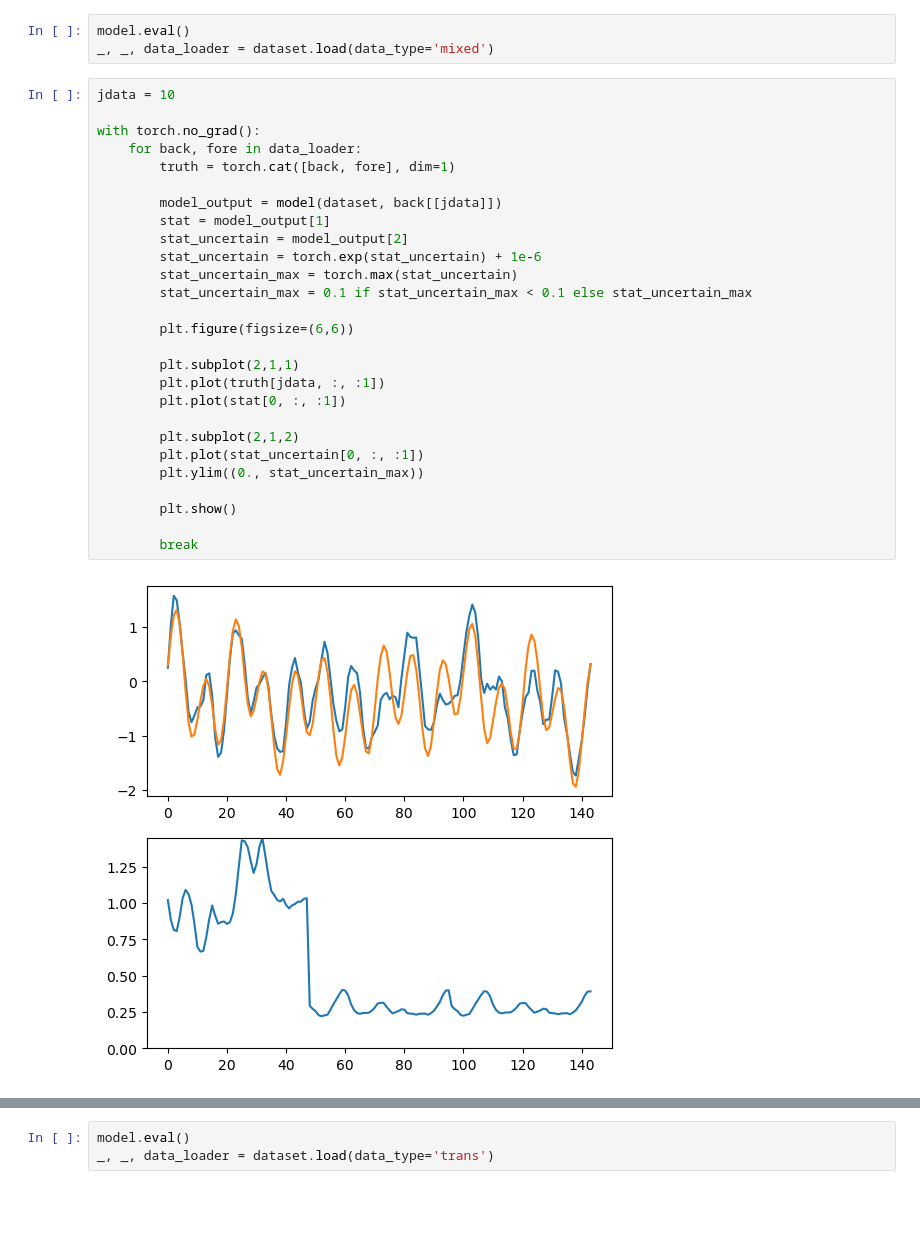
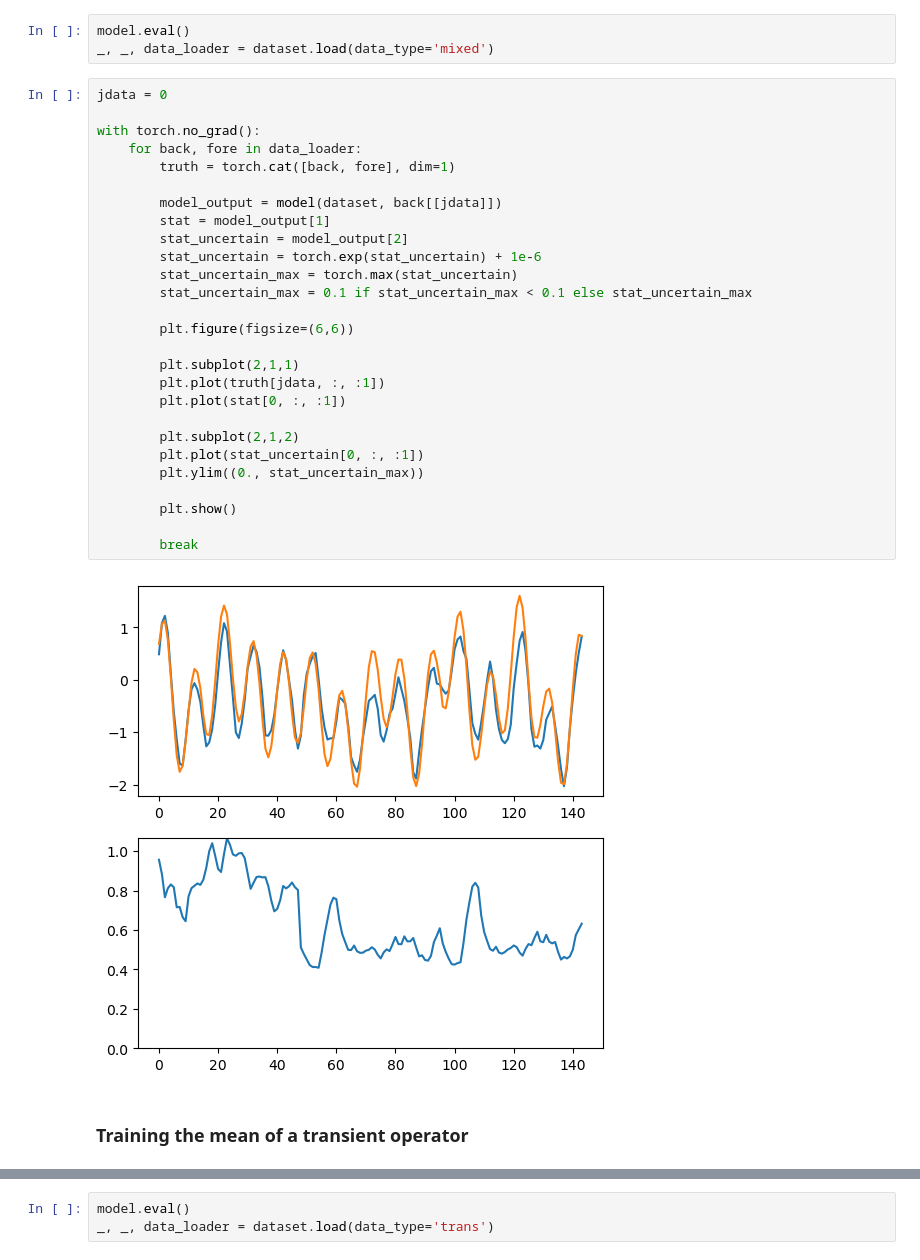
Before and after one commit to maalberg/kind, a Jupyter notebook: notebooks/kalman/04_tesla_kind_train.ipynb, the cells around one changed output, grey strips where cells are left out. Cells and saved outputs as stored; diff of their text form; blank space fills up the shorter version.

```diff
--- a/notebooks/kalman/04_tesla_kind_train.ipynb
+++ b/notebooks/kalman/04_tesla_kind_train.ipynb
@@ -117,34 +127,36 @@ model.fit(dataset)
 model.eval()
 _, _, data_loader = dataset.load(data_type='mixed')
 # %%
-jdata = 10
+jdata = 0
 
 with torch.no_grad():
     for back, fore in data_loader:
         truth = torch.cat([back, fore], dim=1)
 
         model_output = model(dataset, back[[jdata]])
         stat = model_output[1]
         stat_uncertain = model_output[2]
         stat_uncertain = torch.exp(stat_uncertain) + 1e-6
         stat_uncertain_max = torch.max(stat_uncertain)
         stat_uncertain_max = 0.1 if stat_uncertain_max < 0.1 else stat_uncertain_max
 
         plt.figure(figsize=(6,6))
 
         plt.subplot(2,1,1)
         plt.plot(truth[jdata, :, :1])
         plt.plot(stat[0, :, :1])
 
         plt.subplot(2,1,2)
         plt.plot(stat_uncertain[0, :, :1])
         plt.ylim((0., stat_uncertain_max))
 
         plt.show()
 
         break
 # %% [output]
-[figure, old version]
+[figure, new version]
+# %% [markdown]
+### Training the mean of a transient operator
 # %%
 model.train()
 model.fit_next()
```
Also changed, not shown: parts of 12 cells of this notebook, 5 other files.
